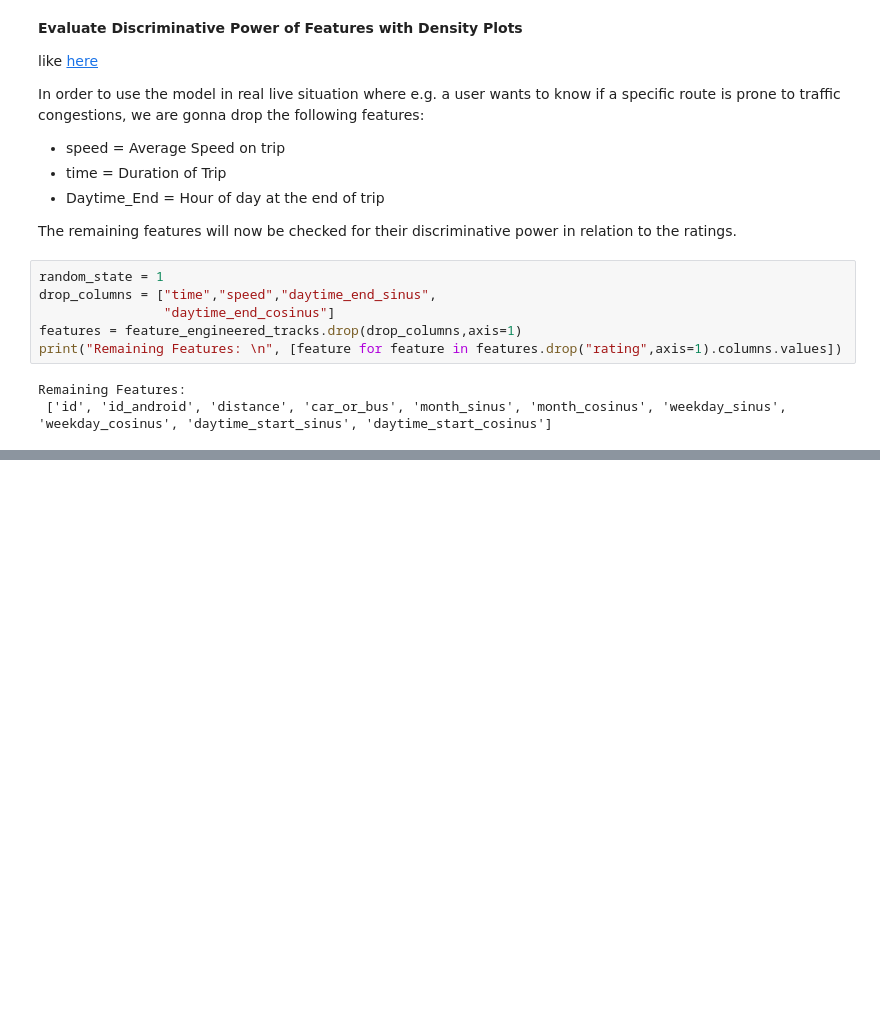
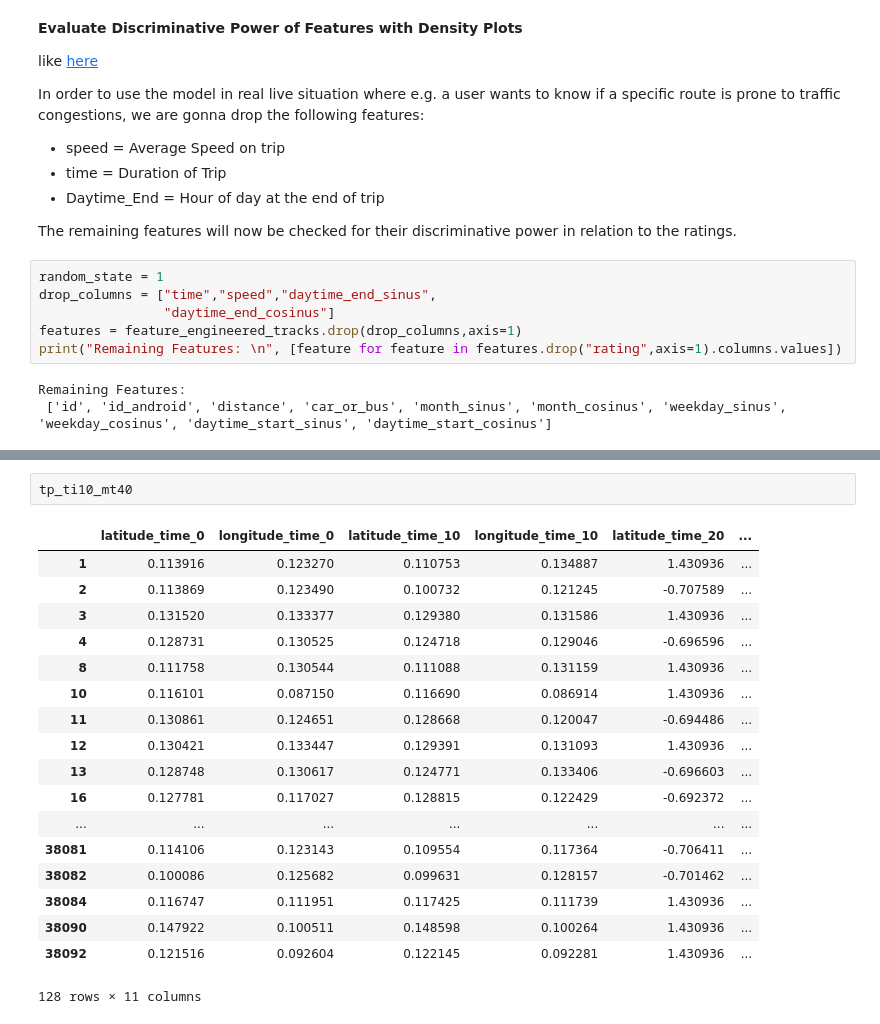
Before and after one commit to MoBran/bi2_project, a Jupyter notebook: src/Feature_Engineering.ipynb, the cells around one changed output, grey strips where cells are left out. Drawn from its saved outputs; the diff is of its cells as text; blank space fills up the shorter version.

```diff
--- a/src/Feature_Engineering.ipynb
+++ b/src/Feature_Engineering.ipynb
@@ -404,0 +469,21 @@ for feature in features:
+# %%
+tp_ti10_mt40
+# %% [output]
+|  | latitude_time_0 | longitude_time_0 | latitude_time_10 | longitude_time_10 | latitude_time_20 | ... |
+| 1 | 0.113916 | 0.123270 | 0.110753 | 0.134887 | 1.430936 | ... |
+| 2 | 0.113869 | 0.123490 | 0.100732 | 0.121245 | -0.707589 | ... |
+| 3 | 0.131520 | 0.133377 | 0.129380 | 0.131586 | 1.430936 | ... |
+| 4 | 0.128731 | 0.130525 | 0.124718 | 0.129046 | -0.696596 | ... |
+| 8 | 0.111758 | 0.130544 | 0.111088 | 0.131159 | 1.430936 | ... |
+| 10 | 0.116101 | 0.087150 | 0.116690 | 0.086914 | 1.430936 | ... |
+| 11 | 0.130861 | 0.124651 | 0.128668 | 0.120047 | -0.694486 | ... |
+| 12 | 0.130421 | 0.133447 | 0.129391 | 0.131093 | 1.430936 | ... |
+| 13 | 0.128748 | 0.130617 | 0.124771 | 0.133406 | -0.696603 | ... |
+| 16 | 0.127781 | 0.117027 | 0.128815 | 0.122429 | -0.692372 | ... |
+| ... | ... | ... | ... | ... | ... | ... |
+| 38081 | 0.114106 | 0.123143 | 0.109554 | 0.117364 | -0.706411 | ... |
+| 38082 | 0.100086 | 0.125682 | 0.099631 | 0.128157 | -0.701462 | ... |
+| 38084 | 0.116747 | 0.111951 | 0.117425 | 0.111739 | 1.430936 | ... |
+| 38090 | 0.147922 | 0.100511 | 0.148598 | 0.100264 | 1.430936 | ... |
+| 38092 | 0.121516 | 0.092604 | 0.122145 | 0.092281 | 1.430936 | ... |
+128 rows × 11 columns
```
Also changed, not shown: parts of 12 cells of this notebook, 1 other file.
